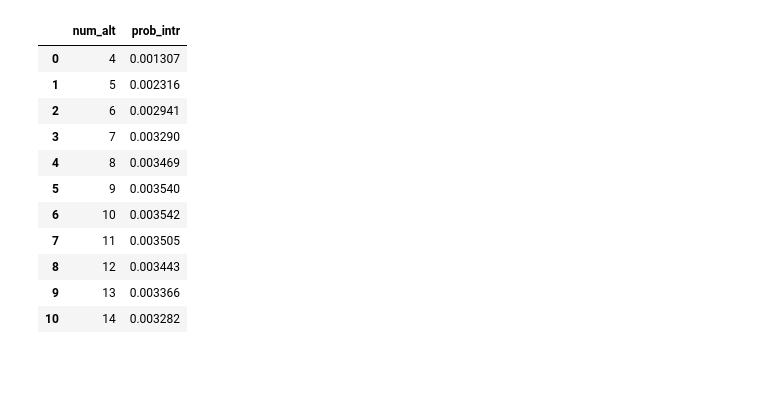
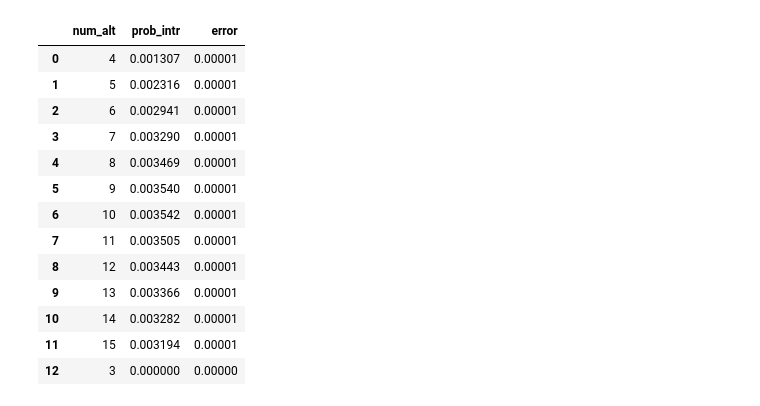
Before and after one commit to johschnee/pc-preferences, a Jupyter notebook: thesis_code/5_4_transitive_base.ipynb, the cells around one changed output. Saved outputs shown, nothing was run; the diff lists cells and outputs as text; code cells hidden in the pictures; blank space fills up the shorter version.

```diff
--- a/thesis_code/5_4_transitive_base.ipynb
+++ b/thesis_code/5_4_transitive_base.ipynb
@@ -90,0 +63,7 @@ intr_dict
+# %%
+with open(DATA_DIR / '5_4_sim_transitive.dat', 'rb') as file:
+    packed = file.read()
+    read = list(unpack('d' * (len(packed) // 8), packed)) # 8 bytes per double
+intr_dict = {i + 4: read[i] for i in range(len(read))}
+intr_dict[3] = 0
+intr_dict
@@ -91,16 +84,20 @@ intr_dict
 # %%
 df = pd.DataFrame(intr_dict.items(), columns=["num_alt", "prob_intr"])
+df['error'] = 1e-5
+df.loc[df['num_alt'] == 3, 'error'] = 0
 df
 # %% [output]
-|  | num_alt | prob_intr |
-| 0 | 4 | 0.001307 |
-| 1 | 5 | 0.002316 |
-| 2 | 6 | 0.002941 |
-| 3 | 7 | 0.003290 |
-| 4 | 8 | 0.003469 |
-| 5 | 9 | 0.003540 |
-| 6 | 10 | 0.003542 |
-| 7 | 11 | 0.003505 |
-| 8 | 12 | 0.003443 |
-| 9 | 13 | 0.003366 |
-| 10 | 14 | 0.003282 |
+|  | num_alt | prob_intr | error |
+| 0 | 4 | 0.001307 | 0.00001 |
+| 1 | 5 | 0.002316 | 0.00001 |
+| 2 | 6 | 0.002941 | 0.00001 |
+| 3 | 7 | 0.003290 | 0.00001 |
+| 4 | 8 | 0.003469 | 0.00001 |
+| 5 | 9 | 0.003540 | 0.00001 |
+| 6 | 10 | 0.003542 | 0.00001 |
+| 7 | 11 | 0.003505 | 0.00001 |
+| 8 | 12 | 0.003443 | 0.00001 |
+| 9 | 13 | 0.003366 | 0.00001 |
+| 10 | 14 | 0.003282 | 0.00001 |
+| 11 | 15 | 0.003194 | 0.00001 |
+| 12 | 3 | 0.000000 | 0.00000 |
```
Also changed, not shown: parts of 14 cells of this notebook, 6 other files.
